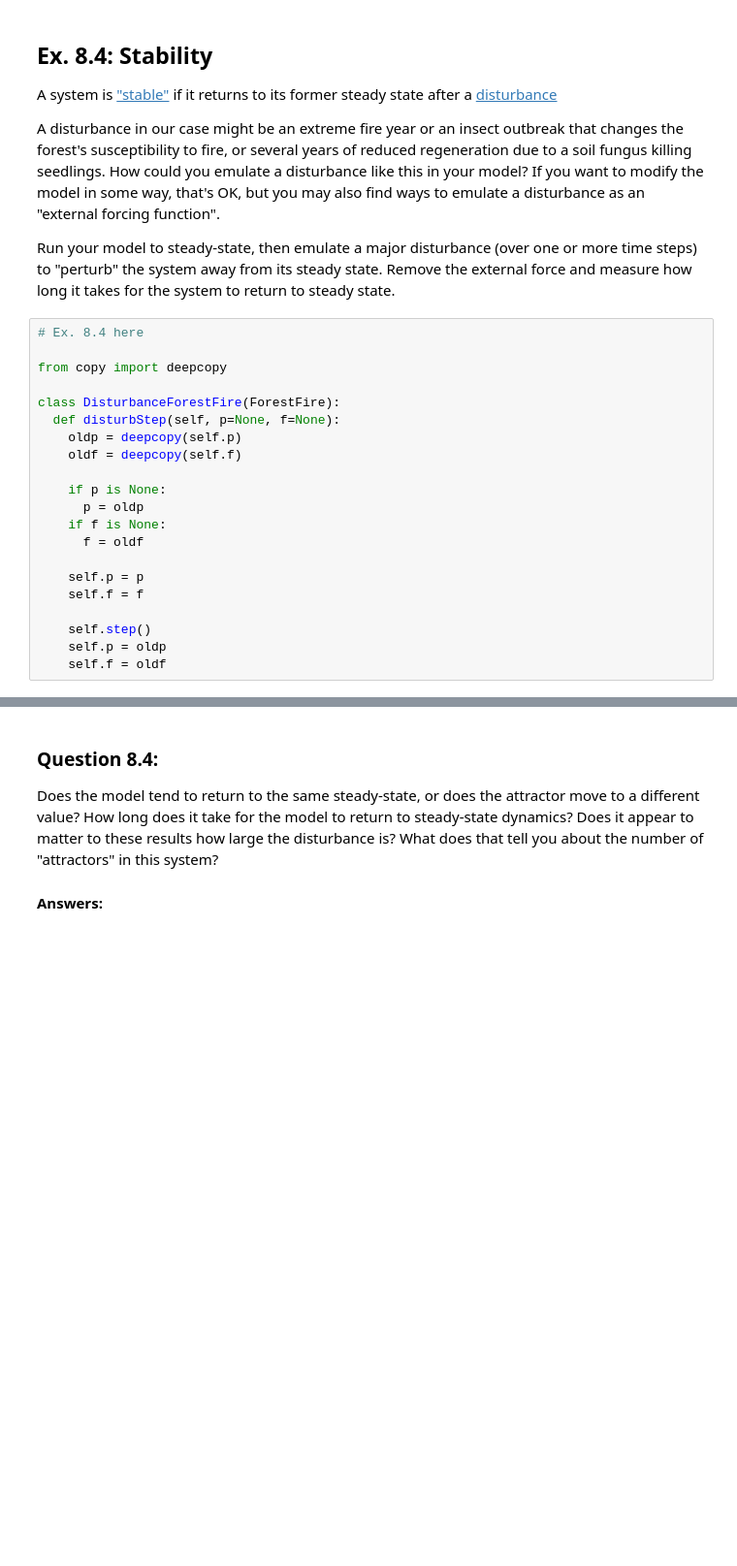
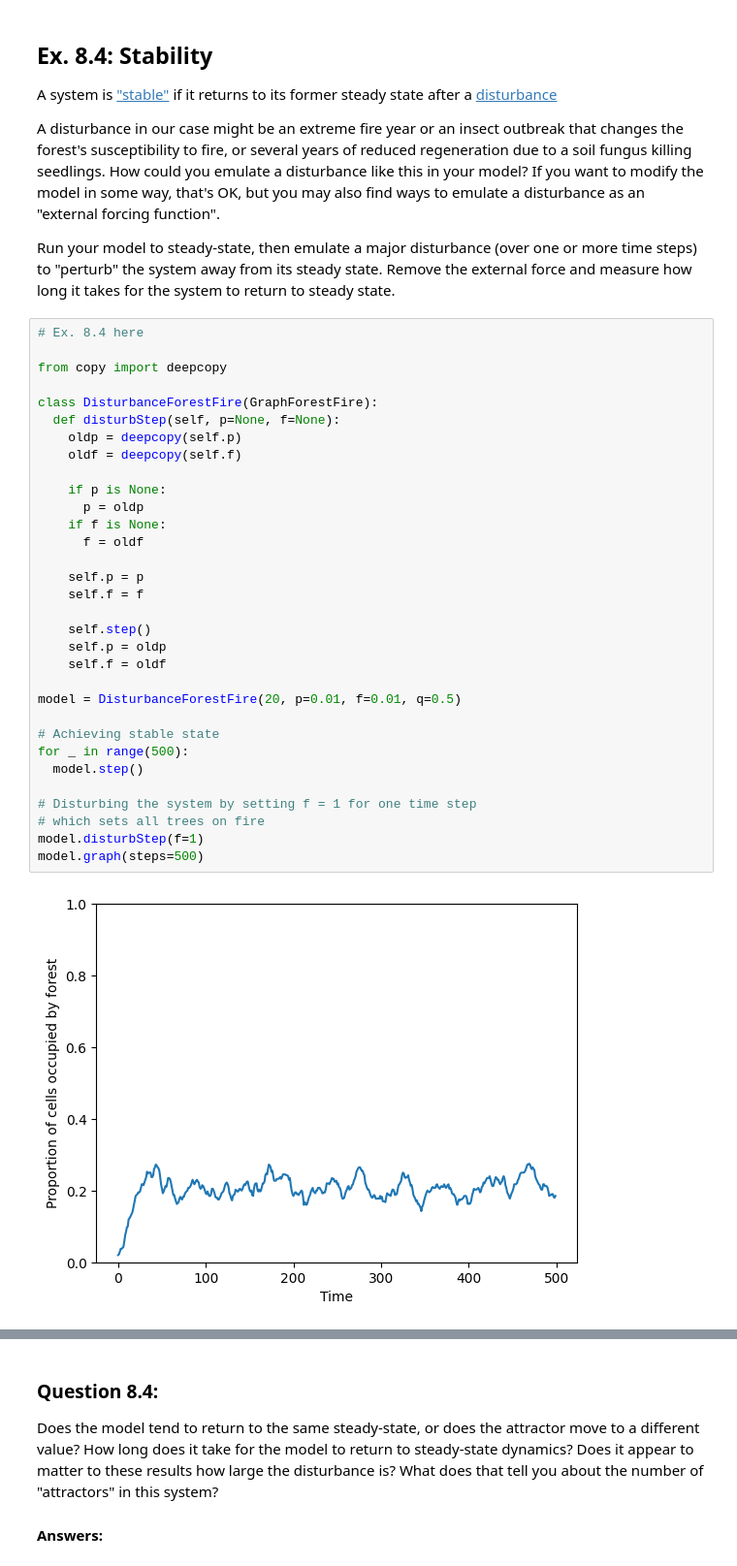
Before and after one commit to SehajCodes/cap-comp215, a Jupyter notebook: labs/lab07-10-fire.ipynb, the cells around one changed output, grey strips where cells are left out. Shown at 97% size. Saved outputs shown, nothing was run; the diff lists cells and outputs as text; blank space fills up the shorter version.

```diff
--- a/labs/lab07-10-fire.ipynb
+++ b/labs/lab07-10-fire.ipynb
@@ -319,21 +330,34 @@ Run your model to steady-state, then emulate a major disturbance (over one or mo
 # %%
 # Ex. 8.4 here
 
 from copy import deepcopy
 
-class DisturbanceForestFire(ForestFire):
+class DisturbanceForestFire(GraphForestFire):
   def disturbStep(self, p=None, f=None):
     oldp = deepcopy(self.p)
     oldf = deepcopy(self.f)
 
     if p is None:
       p = oldp
     if f is None:
       f = oldf
 
     self.p = p
     self.f = f
 
     self.step()
     self.p = oldp
     self.f = oldf
+
+model = DisturbanceForestFire(20, p=0.01, f=0.01, q=0.5)
+
+# Achieving stable state
+for _ in range(500):
+  model.step()
+
+# Disturbing the system by setting f = 1 for one time step
+# which sets all trees on fire
+model.disturbStep(f=1)
+model.graph(steps=500)
+# %% [output]
+[figure, added]
```
Also changed, not shown: parts of 6 cells of this notebook.
